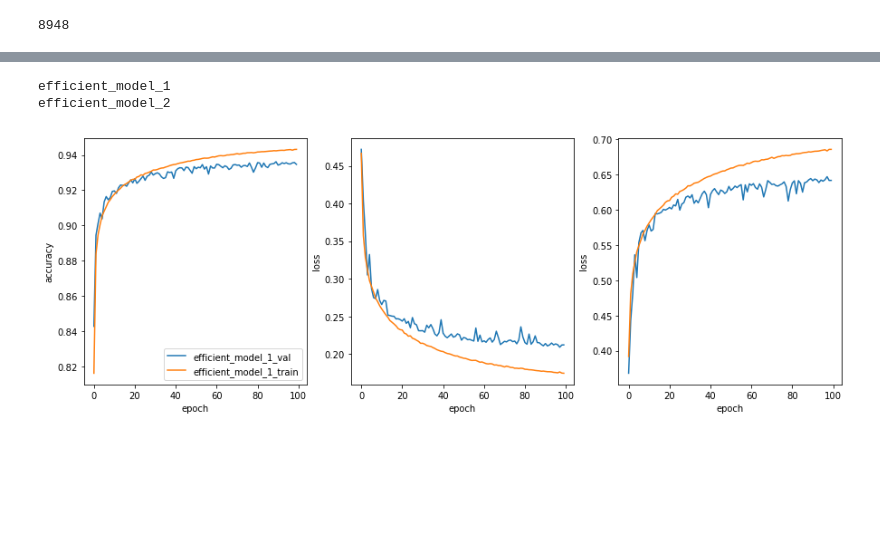
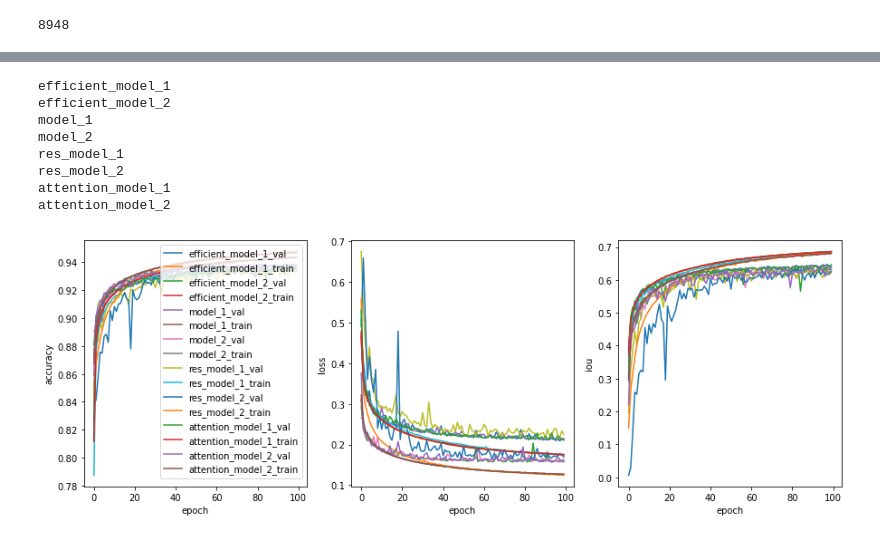
Before and after one commit to Luke-Pratley/building_road_segmentation, a Jupyter notebook: notebooks/unet_model_comparison.ipynb, the cells around one changed output, grey strips where cells are left out. Drawn from its saved outputs; the diff is of its cells as text; code cells hidden in the pictures; blank space fills up the shorter version.

```diff
--- a/notebooks/unet_model_comparison.ipynb
+++ b/notebooks/unet_model_comparison.ipynb
@@ -66,12 +66,12 @@ losses = {'dice_loss' : loss_functions.weighted_dice_loss([1, 1]), 'BinaryCrosse
 model_configurations = {
                         'efficient_model_1': {'unet_levels': 4, 'number_of_start_kernels': 32, 'pooling_amount': 2, 'residual': False, 'loss': 'dice_loss'},
                         'efficient_model_2': {'unet_levels': 4, 'number_of_start_kernels': 32, 'pooling_amount': 2, 'residual': False, 'loss': 'BinaryCrossentropy'},
-#                        'model_1': {'unet_levels': 4, 'number_of_start_kernels': 32, 'pooling_amount': 2, 'residual': False, 'loss': 'dice_loss'},
-#                        'model_2': {'unet_levels': 4, 'number_of_start_kernels': 32, 'pooling_amount': 2, 'residual': False, 'loss': 'BinaryCrossentropy'},
-#                        'res_model_1': {'unet_levels': 4, 'number_of_start_kernels': 32, 'pooling_amount': 2, 'residual': True, 'loss': 'dice_loss'},
-#                        'res_model_2': {'unet_levels': 4, 'number_of_start_kernels': 32, 'pooling_amount': 2, 'residual': True, 'loss': 'BinaryCrossentropy'},
-#                        'attention_model_1': {'unet_levels': 4, 'number_of_start_kernels': 32, 'pooling_amount': 2, 'residual': False, 'loss': 'dice_loss'},
-#                        'attention_model_2': {'unet_levels': 4, 'number_of_start_kernels': 32, 'pooling_amount': 2, 'residual': False, 'loss': 'BinaryCrossentropy'},
+                        'model_1': {'unet_levels': 4, 'number_of_start_kernels': 32, 'pooling_amount': 2, 'residual': False, 'loss': 'dice_loss'},
+                        'model_2': {'unet_levels': 4, 'number_of_start_kernels': 32, 'pooling_amount': 2, 'residual': False, 'loss': 'BinaryCrossentropy'},
+                        'res_model_1': {'unet_levels': 4, 'number_of_start_kernels': 32, 'pooling_amount': 2, 'residual': True, 'loss': 'dice_loss'},
+                        'res_model_2': {'unet_levels': 4, 'number_of_start_kernels': 32, 'pooling_amount': 2, 'residual': True, 'loss': 'BinaryCrossentropy'},
+                        'attention_model_1': {'unet_levels': 4, 'number_of_start_kernels': 32, 'pooling_amount': 2, 'residual': False, 'loss': 'dice_loss'},
+                        'attention_model_2': {'unet_levels': 4, 'number_of_start_kernels': 32, 'pooling_amount': 2, 'residual': False, 'loss': 'BinaryCrossentropy'},
                        }
 optimizer = tf.keras.optimizers.Adam(learning_rate=1e-3)
 # %%
@@ -129,7 +129,6 @@ for model_name, model_config in model_configurations.items():
             history_old = pd.read_csv(model_name +'_history.csv', index_col=0)
             history = pd.concat((history_old , history), axis=0, ignore_index=True)
         history.to_csv(f'{model_name}_history.csv')
-        break
 # %% [output]
 efficient_model_1 {'unet_levels': 4, 'number_of_start_kernels': 32, 'pooling_amount': 2, 'residual': False, 'loss': 'dice_loss'}
 efficient_model_2 {'unet_levels': 4, 'number_of_start_kernels': 32, 'pooling_amount': 2, 'residual': False, 'loss': 'BinaryCrossentropy'}
@@ -137,29 +150,35 @@ Epoch 1/100
 # %%
 histories = {}
 count = 0
 fig, ax = plt.subplots(1, 3, sharex=True, sharey=False, figsize=(15,5))
 for model_name, model_config in model_configurations.items():
     print(model_name)
     if os.path.exists(model_name):
         history = pd.read_csv(model_name +'_history.csv', index_col=0)
         histories[model_name] = history
         if np.mean(history['val_loss']) <0.5:
             ax[0].plot(history['val_accuracy'], label=model_name+'_val')
             ax[0].set_ylabel('accuracy')
             ax[0].plot(history['accuracy'], label=model_name +'_train')
             ax[0].set_ylabel('accuracy')
             ax[0].set_xlabel('epoch')
             ax[1].plot(history['val_loss'])
             ax[1].plot(history['loss'])
             ax[1].set_ylabel('loss')
             ax[1].set_xlabel('epoch')
             ax[2].plot(history['val_iou_metric'])
             ax[2].plot(history['iou_metric'])
-            ax[2].set_ylabel('loss')
+            ax[2].set_ylabel('iou')
             ax[2].set_xlabel('epoch')
 ax[0].legend()
 plt.show()
 # %% [output]
 efficient_model_1
 efficient_model_2
+model_1
+model_2
+res_model_1
+res_model_2
+attention_model_1
+attention_model_2
-[figure, old version]
+[figure, new version]
```
Also changed, not shown: parts of 8 cells of this notebook, 1 other file.
